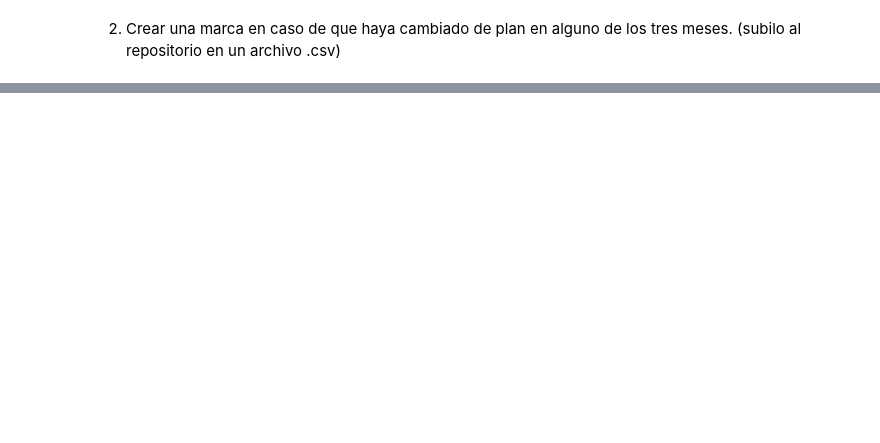
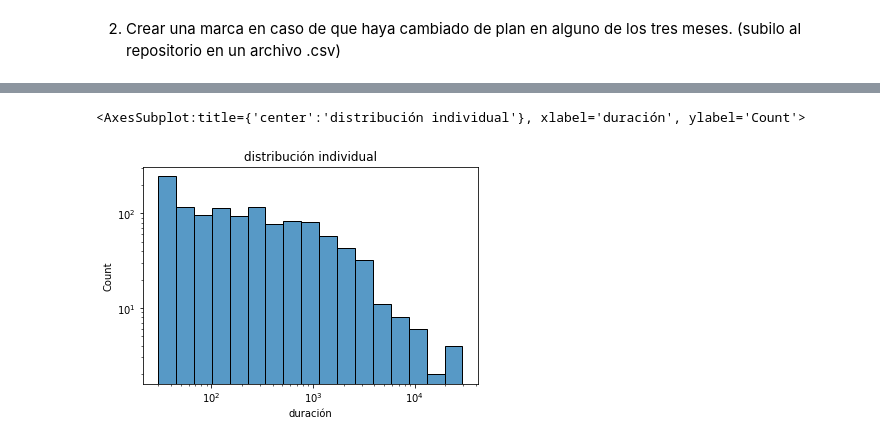
Before and after one commit to PabloBrianese/Telecom, a Jupyter notebook: Untitled.ipynb, the cells around one changed output, grey strips where cells are left out. Saved outputs shown, nothing was run; the diff lists cells and outputs as text; code cells hidden in the pictures; blank space fills up the shorter version.

```diff
--- a/Untitled.ipynb
+++ b/Untitled.ipynb
@@ -77,0 +316,9 @@ with sqlite3.connect('file:telecom.db?mode=ro', uri=True) as con:
+# %%
+plt.title('distribución individual')
+plt.xlabel('duración')
+plt.xscale('log')
+plt.yscale('log')
+sns.histplot(duraciones)
+# %% [output]
+<AxesSubplot:title={'center':'distribución individual'}, xlabel='duración', ylabel='Count'>
+[figure, added]
```
Also changed, not shown: parts of 26 cells of this notebook, 3 other files.
